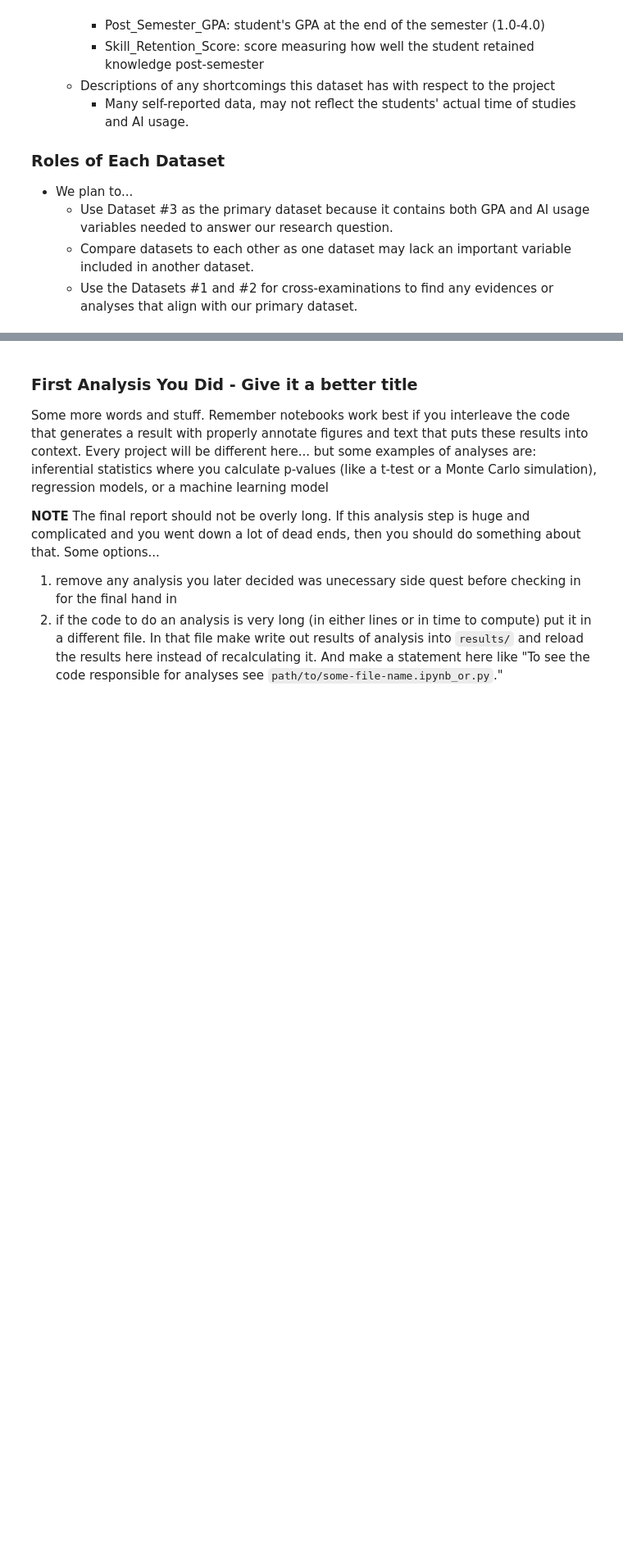
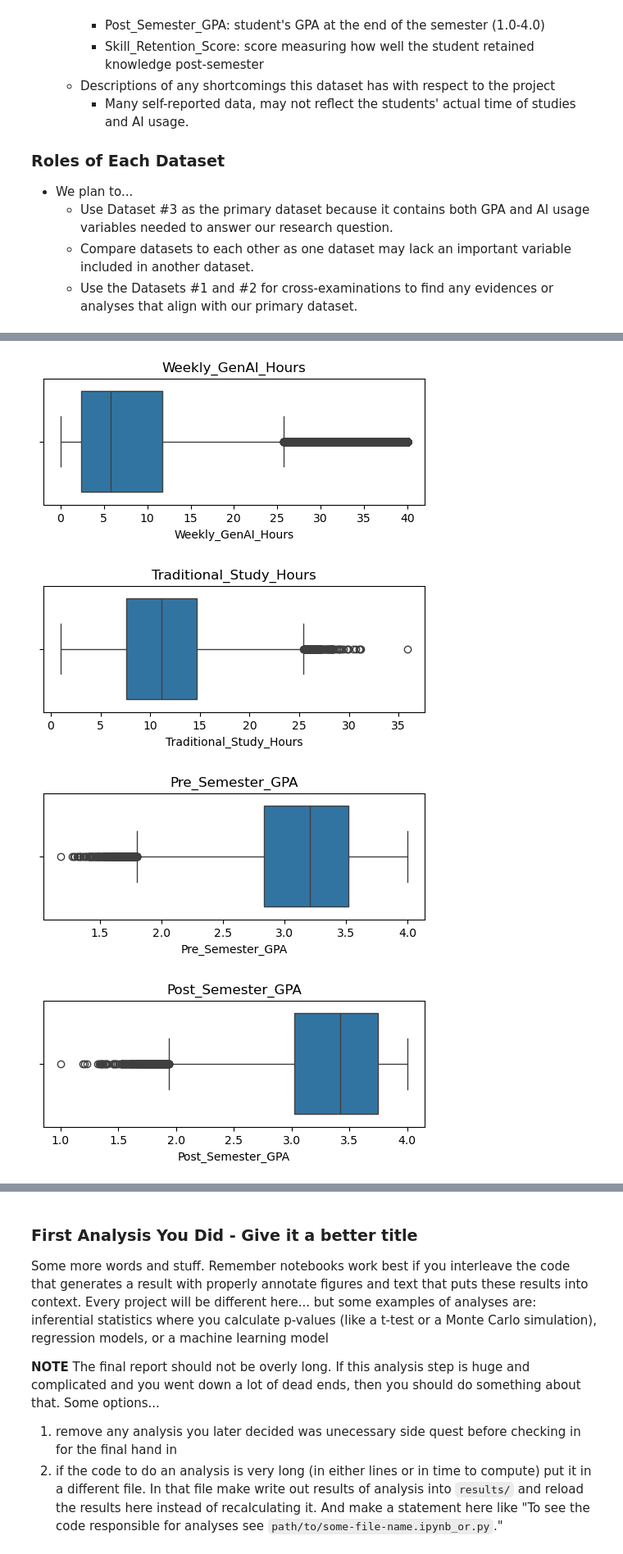
Before and after one commit to COGS108/Group-SP26-087, a Jupyter notebook: 03-FinalProject.ipynb, the cells around one changed output, grey strips where cells are left out. Shown at 82% size. Drawn from its saved outputs; the diff is of its cells as text; code cells hidden in the pictures; blank space fills up the shorter version.

Commit message:
Added Data Wrangling From 02

```diff
--- a/03-FinalProject.ipynb
+++ b/03-FinalProject.ipynb
@@ -157,0 +305,63 @@ Instructions: REPLACE the contents of this cell with your work, including any up
+# %%
+# 1. Imports and load dataset
+import pandas as pd
+import numpy as np
+import matplotlib.pyplot as plt
+import seaborn as sns
+
+df3 = pd.read_csv('data/00-raw/dataset3.csv')
+df3.head()
+
+# 2. Check dataset tidiness - Dataset already appears to be tidy and well-structured
+
+print(df3.head())
+print(df3.columns)
+
+# 3. Size of dataset - The dataset contains 50,000 rows and 16 columns
+
+print("Dataset shape:", df3.shape)
+print("Number of rows:", df3.shape[0])
+print("Number of columns:", df3.shape[1])
+
+# 4. Missing data check - Missing value checks showed that all variables contained 0% missing data, so no missing data handling methods were required
+
+print((df3.isnull().mean() * 100))
+
+# 5. Find outliers/suspicious entries - Summary statistics, boxplots, and range checks were used to identify impossible or suspicious values
+# No GPA values below 0 or above 4 were found, No negative or extreme study-hour values above 50 hours were identified, No impossible values were found outside expected score ranges
+
+display(df3.describe())
+
+numeric_cols = [
+    'Weekly_GenAI_Hours',
+    'Traditional_Study_Hours',
+    'Pre_Semester_GPA',
+    'Post_Semester_GPA',
+    'Skill_Retention_Score',
+    'Anxiety_Level_During_Exams',
+    'Perceived_AI_Dependency',
+]
+
+for col in numeric_cols:
+    plt.figure(figsize=(6,2))
+    sns.boxplot(x=df3[col])
+    plt.title(col)
+    plt.show()
+
+print(df3[(df3['Pre_Semester_GPA'] > 4) | (df3['Pre_Semester_GPA'] < 0)])
+print(df3[(df3['Post_Semester_GPA'] > 4) | (df3['Post_Semester_GPA'] < 0)])
+
+print(df3[(df3['Weekly_GenAI_Hours'] < 0) | (df3['Weekly_GenAI_Hours'] > 50)])
+print(df3[(df3['Traditional_Study_Hours'] < 0) | (df3['Traditional_Study_Hours'] > 50)])
+
+print(df3[(df3['Skill_Retention_Score'] < 0) | (df3['Skill_Retention_Score'] > 100)])
+print(df3[(df3['Perceived_AI_Dependency'] < 1) | (df3['Perceived_AI_Dependency'] > 10)])
+print(df3[(df3['Anxiety_Level_During_Exams'] < 1) | (df3['Anxiety_Level_During_Exams'] > 10)])
+
+# 6. Clean dataset - The dataset was already mostly clean and contained no missing values, and duplicate rows were removed as a precautionary cleaning step
+df3 = df3.drop_duplicates()
+print(df3.shape)
+
+# 7. Save data to Processed
+df3.to_csv('data/02-processed/dataset3_cleaned.csv', index=False)
+# %% [output]
@@ -157,0 +394,4 @@ Instructions: REPLACE the contents of this cell with your work, including any up
+[figure, added]
+[figure, added]
+[figure, added]
+[figure, added]
```
Also changed, not shown: parts of 12 cells of this notebook.
